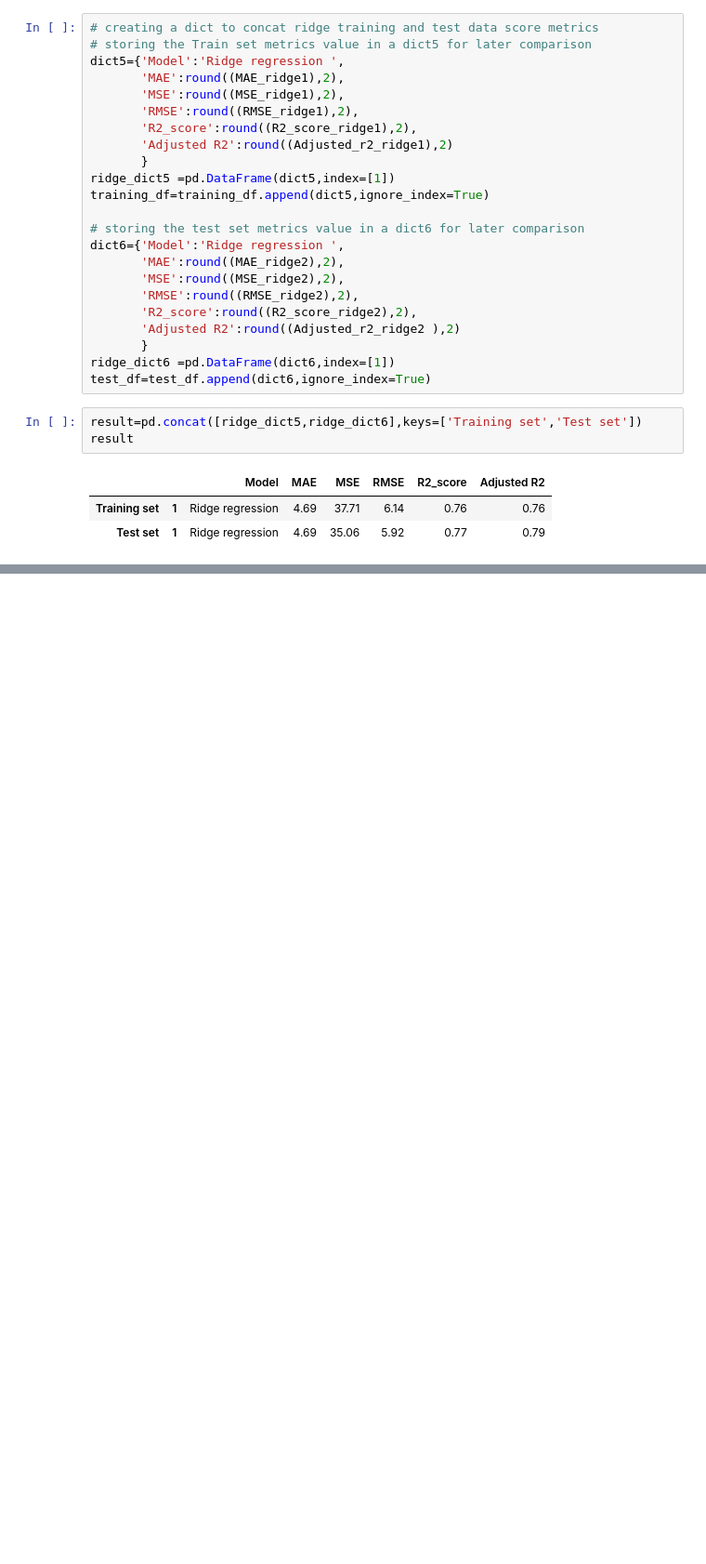
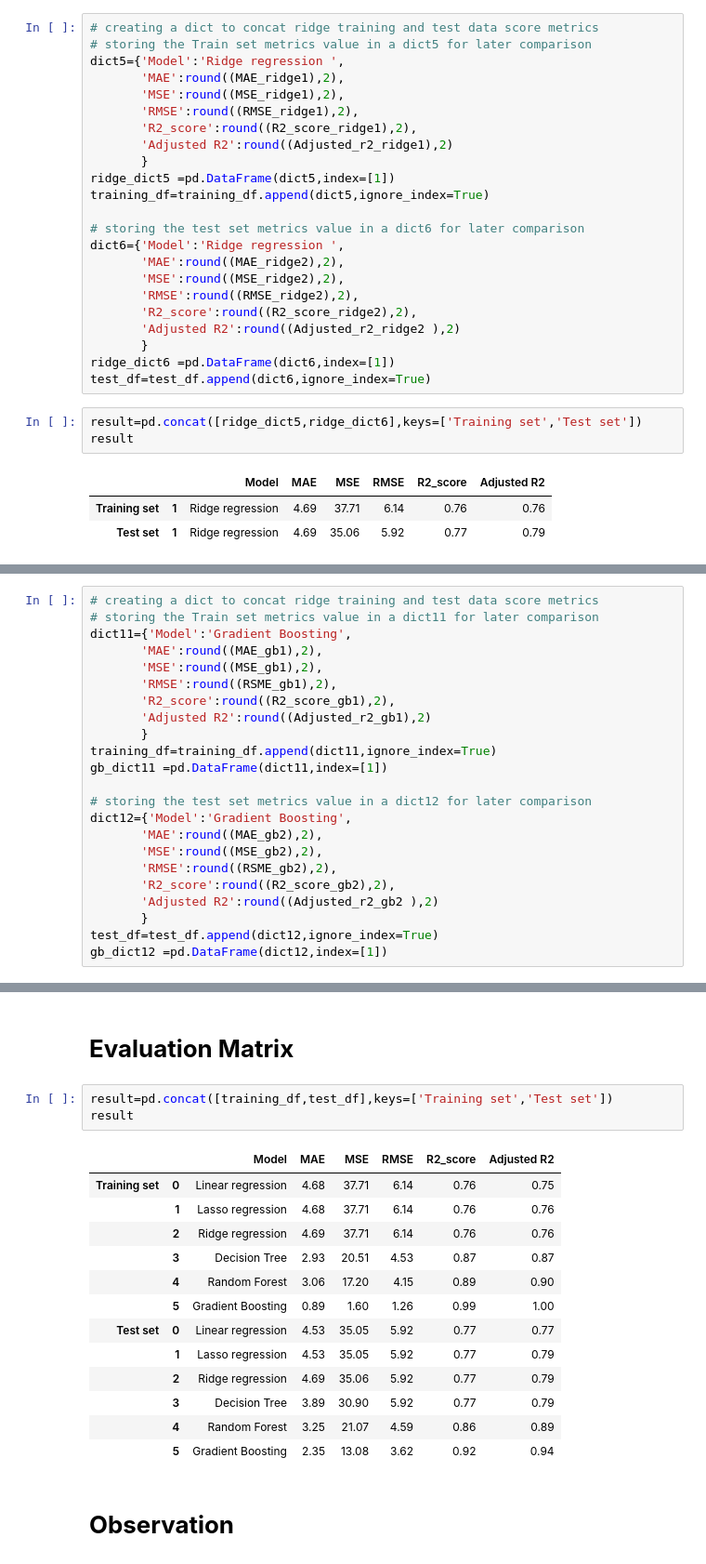
Before and after one commit to kavyas1989/Bike-Sharing-Demand-Prediction, a Jupyter notebook: Bike_Sharing_Demand_Prediction_Capstone_Project.ipynb, the cells around one changed output, grey strips where cells are left out. Shown at 93% size. Cells and saved outputs as stored; diff of their text form; blank space fills up the shorter version.

```diff
--- a/Bike_Sharing_Demand_Prediction_Capstone_Project.ipynb
+++ b/Bike_Sharing_Demand_Prediction_Capstone_Project.ipynb
@@ -1005,0 +1346,23 @@ result
+# %%
+# creating a dict to concat ridge training and test data score metrics
+# storing the Train set metrics value in a dict11 for later comparison
+dict11={'Model':'Gradient Boosting',
+       'MAE':round((MAE_gb1),2),
+       'MSE':round((MSE_gb1),2),
+       'RMSE':round((RSME_gb1),2),
+       'R2_score':round((R2_score_gb1),2),
+       'Adjusted R2':round((Adjusted_r2_gb1),2)
+       }
+training_df=training_df.append(dict11,ignore_index=True)
+gb_dict11 =pd.DataFrame(dict11,index=[1])
+
+# storing the test set metrics value in a dict12 for later comparison
+dict12={'Model':'Gradient Boosting',
+       'MAE':round((MAE_gb2),2),
+       'MSE':round((MSE_gb2),2),
+       'RMSE':round((RSME_gb2),2),
+       'R2_score':round((R2_score_gb2),2),
+       'Adjusted R2':round((Adjusted_r2_gb2 ),2)
+       }
+test_df=test_df.append(dict12,ignore_index=True)
+gb_dict12 =pd.DataFrame(dict12,index=[1])
@@ -1005,0 +1376,21 @@ result
+# %% [markdown]
+# **Evaluation Matrix**
+# %%
+result=pd.concat([training_df,test_df],keys=['Training set','Test set'])
+result
+# %% [output]
+|  |  | Model | MAE | MSE | RMSE | R2_score | Adjusted R2 |
+| Training set | 0 | Linear regression | 4.68 | 37.71 | 6.14 | 0.76 | 0.75 |
+|  | 1 | Lasso regression | 4.68 | 37.71 | 6.14 | 0.76 | 0.76 |
+|  | 2 | Ridge regression | 4.69 | 37.71 | 6.14 | 0.76 | 0.76 |
+|  | 3 | Decision Tree | 2.93 | 20.51 | 4.53 | 0.87 | 0.87 |
+|  | 4 | Random Forest | 3.06 | 17.20 | 4.15 | 0.89 | 0.90 |
+|  | 5 | Gradient Boosting | 0.89 | 1.60 | 1.26 | 0.99 | 1.00 |
+| Test set | 0 | Linear regression | 4.53 | 35.05 | 5.92 | 0.77 | 0.77 |
+|  | 1 | Lasso regression | 4.53 | 35.05 | 5.92 | 0.77 | 0.79 |
+|  | 2 | Ridge regression | 4.69 | 35.06 | 5.92 | 0.77 | 0.79 |
+|  | 3 | Decision Tree | 3.89 | 30.90 | 5.92 | 0.77 | 0.79 |
+|  | 4 | Random Forest | 3.25 | 21.07 | 4.59 | 0.86 | 0.89 |
+|  | 5 | Gradient Boosting | 2.35 | 13.08 | 3.62 | 0.92 | 0.94 |
+# %% [markdown]
+# **Observation**
```
Also changed, not shown: parts of 42 cells of this notebook.
